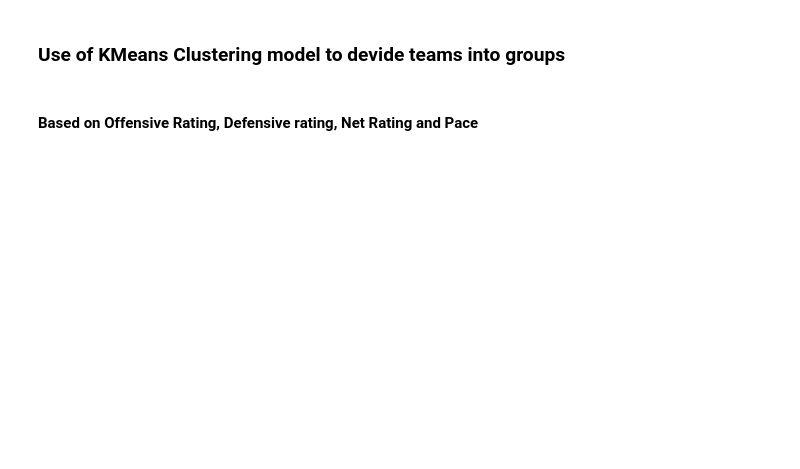
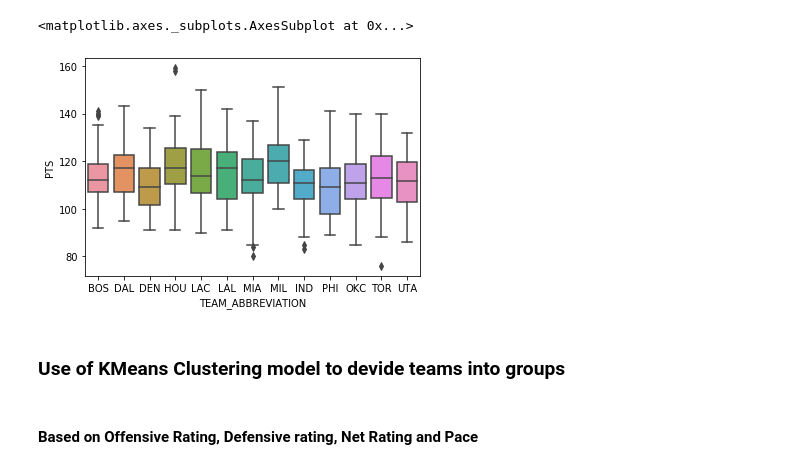
Before and after one commit to MaxYichenWang/Coursera_Capstone, a Jupyter notebook: Analysis and Visualization.ipynb, the cells around one changed output. Drawn from its saved outputs; the diff is of its cells as text; code cells hidden in the pictures; blank space fills up the shorter version.

```diff
--- a/Analysis and Visualization.ipynb
+++ b/Analysis and Visualization.ipynb
@@ -59,3 +73,10 @@ nba_teams
+# %%
+playoff_teams_overall_box_2019_20 = allteam_overall_box_2019_20[allteam_overall_box_2019_20['TEAM_ABBREVIATION'].isin(playoff_team_name)]
+
+sns.boxplot(x='TEAM_ABBREVIATION',y='PTS', data=playoff_teams_overall_box_2019_20)
+# %% [output]
+<matplotlib.axes._subplots.AxesSubplot at 0x...>
+[figure, added]
 # %% [markdown]
 ### Use of KMeans Clustering model to devide teams into groups
 # %% [markdown]
```
Also changed, not shown: parts of 18 cells of this notebook.
